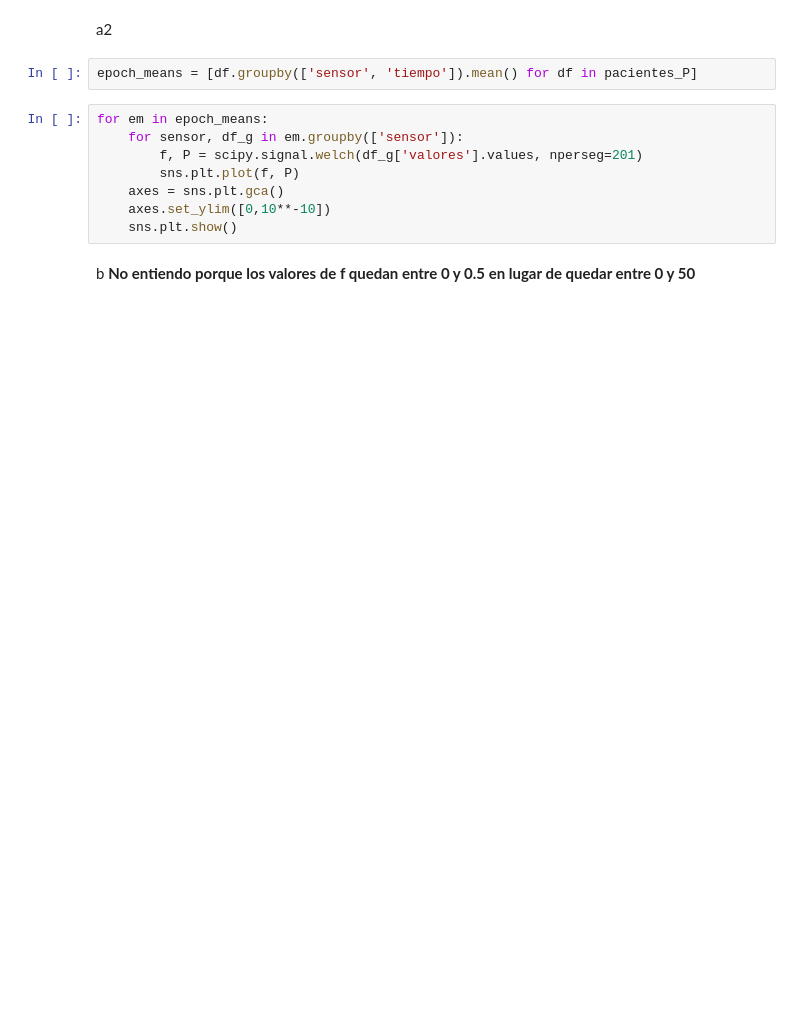
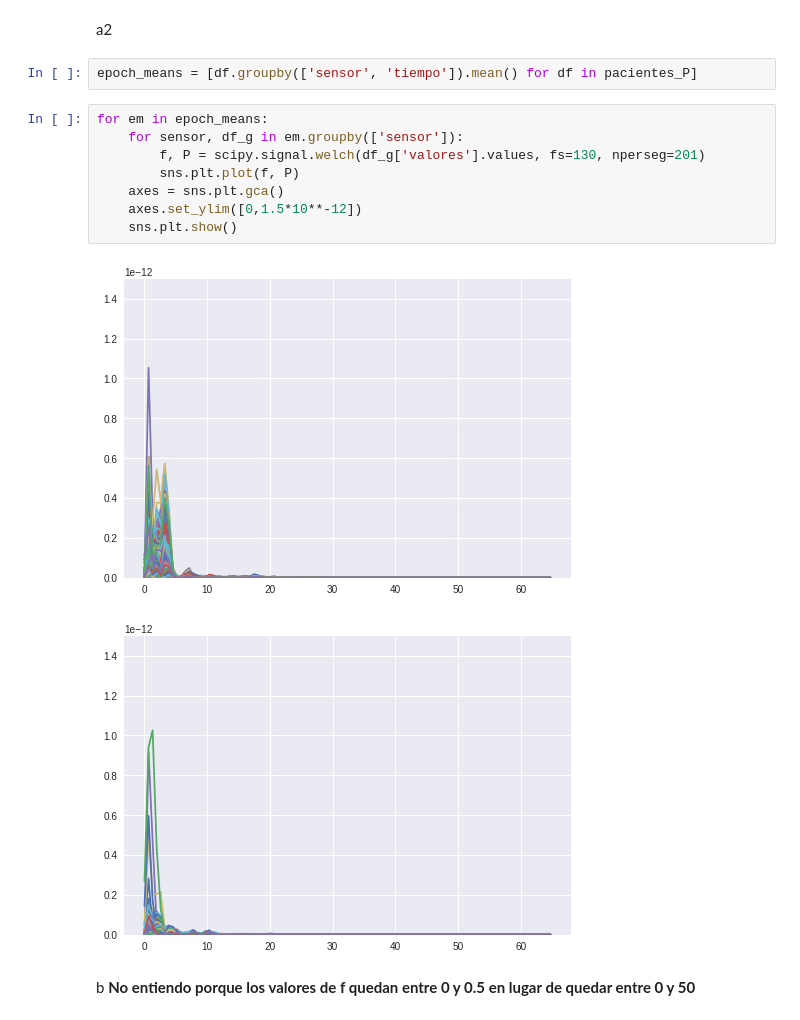
Before and after one commit to BrianBohe/DataScienceCourse, a Jupyter notebook: tp2/resolucion.ipynb, the cells around one changed output. Saved outputs shown, nothing was run; the diff lists cells and outputs as text; blank space fills up the shorter version.

```diff
--- a/tp2/resolucion.ipynb
+++ b/tp2/resolucion.ipynb
@@ -39,11 +55,14 @@ epoch_means = [df.groupby(['sensor', 'tiempo']).mean() for df in pacientes_P]
 # %%
 for em in epoch_means:
     for sensor, df_g in em.groupby(['sensor']):
-        f, P = scipy.signal.welch(df_g['valores'].values, nperseg=201)
+        f, P = scipy.signal.welch(df_g['valores'].values, fs=130, nperseg=201)
         sns.plt.plot(f, P)
     axes = sns.plt.gca()
-    axes.set_ylim([0,10**-10])
+    axes.set_ylim([0,1.5*10**-12])
     sns.plt.show()
+# %% [output]
+[figure, added]
+[figure, added]
 # %% [markdown]
 b <b>No entiendo porque los valores de f quedan entre 0 y 0.5 en lugar de quedar entre 0 y 50</b>
 # %%
```
Also changed, not shown: parts of 10 cells of this notebook.
